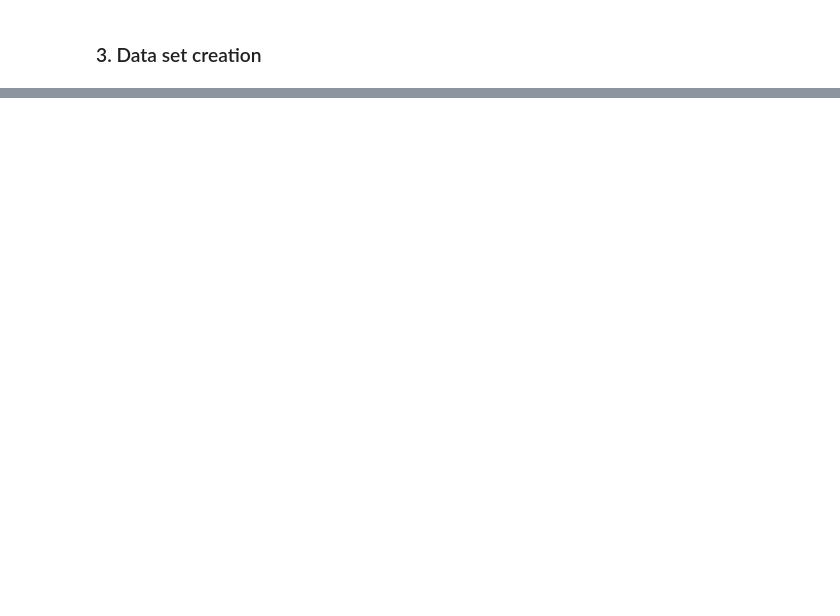
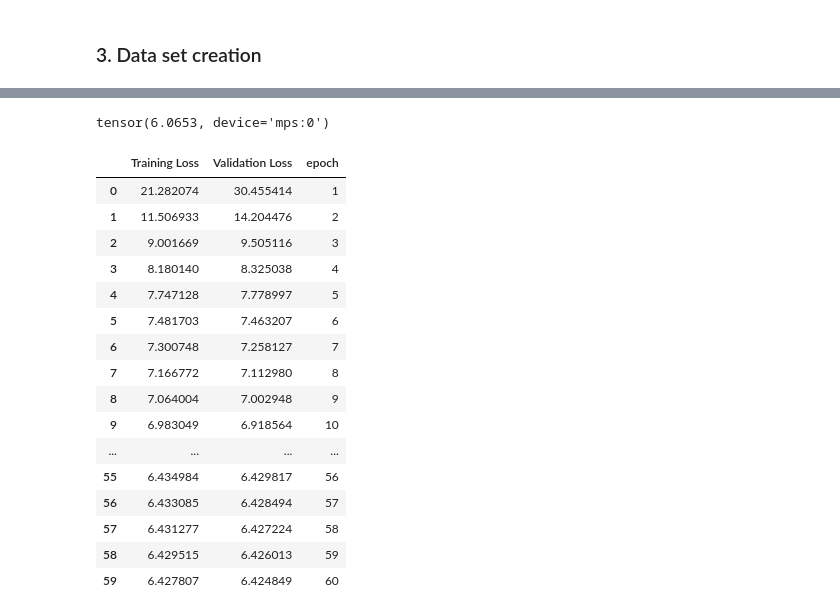
Before and after one commit to 95-percent-ci/makemore_implementation, a Jupyter notebook: notebooks/neural_lang_model_paper.ipynb, the cells around one changed output, grey strips where cells are left out. Cells and saved outputs as stored; diff of their text form; code cells hidden in the pictures; blank space fills up the shorter version.

```diff
--- a/notebooks/neural_lang_model_paper.ipynb
+++ b/notebooks/neural_lang_model_paper.ipynb
@@ -302,10 +480,17 @@ tensor(30.0799, grad_fn=<NllLossBackward0>)
 # %%
-## forward pass ##
 
-emb = C[X] ## Embedding Layer (20, 4, 100)
-
-hs = torch.tanh(emb.view(len(X), context_size * m ) @ W1 + b1) ## Hidden Layer (20 , 4 * 100)
-
-logits = hs @ W2 + b2 ## Output Layer (20 * 4, 11957)
-
-loss = F.cross_entropy(logits,Y)
+for mini_b in tqdm(mini_batches_val, desc="Validation Mini-Batches", leave=False):
+    with torch.no_grad():
+        ix = mini_b
+        emb = C[X_val[ix]]
+        hs = torch.tanh(emb.view(len(ix), context_size * m) @ W1 + b1)
+        logits = hs @ W2 + b2
+        loss_val = F.cross_entropy(logits, Y_val[ix])
+# %%
+loss_val
+# %% [output]
+tensor(6.0653, device='mps:0')
+# %%
+df_metrics = pd.DataFrame(data={"Training Loss": loss_epoch, "Validation Loss": loss_val})
+# %%
+df_metrics['epoch'] = df_metrics.index + 1
@@ -311,0 +499,20 @@ loss = F.cross_entropy(logits,Y)
+# %%
+df_metrics
+# %% [output]
+|  | Training Loss | Validation Loss | epoch |
+| 0 | 21.282074 | 30.455414 | 1 |
+| 1 | 11.506933 | 14.204476 | 2 |
+| 2 | 9.001669 | 9.505116 | 3 |
+| 3 | 8.180140 | 8.325038 | 4 |
+| 4 | 7.747128 | 7.778997 | 5 |
+| 5 | 7.481703 | 7.463207 | 6 |
+| 6 | 7.300748 | 7.258127 | 7 |
+| 7 | 7.166772 | 7.112980 | 8 |
+| 8 | 7.064004 | 7.002948 | 9 |
+| 9 | 6.983049 | 6.918564 | 10 |
+| ... | ... | ... | ... |
+| 55 | 6.434984 | 6.429817 | 56 |
+| 56 | 6.433085 | 6.428494 | 57 |
+| 57 | 6.431277 | 6.427224 | 58 |
+| 58 | 6.429515 | 6.426013 | 59 |
+| 59 | 6.427807 | 6.424849 | 60 |
```
Also changed, not shown: parts of 54 cells of this notebook, 1 other file.
